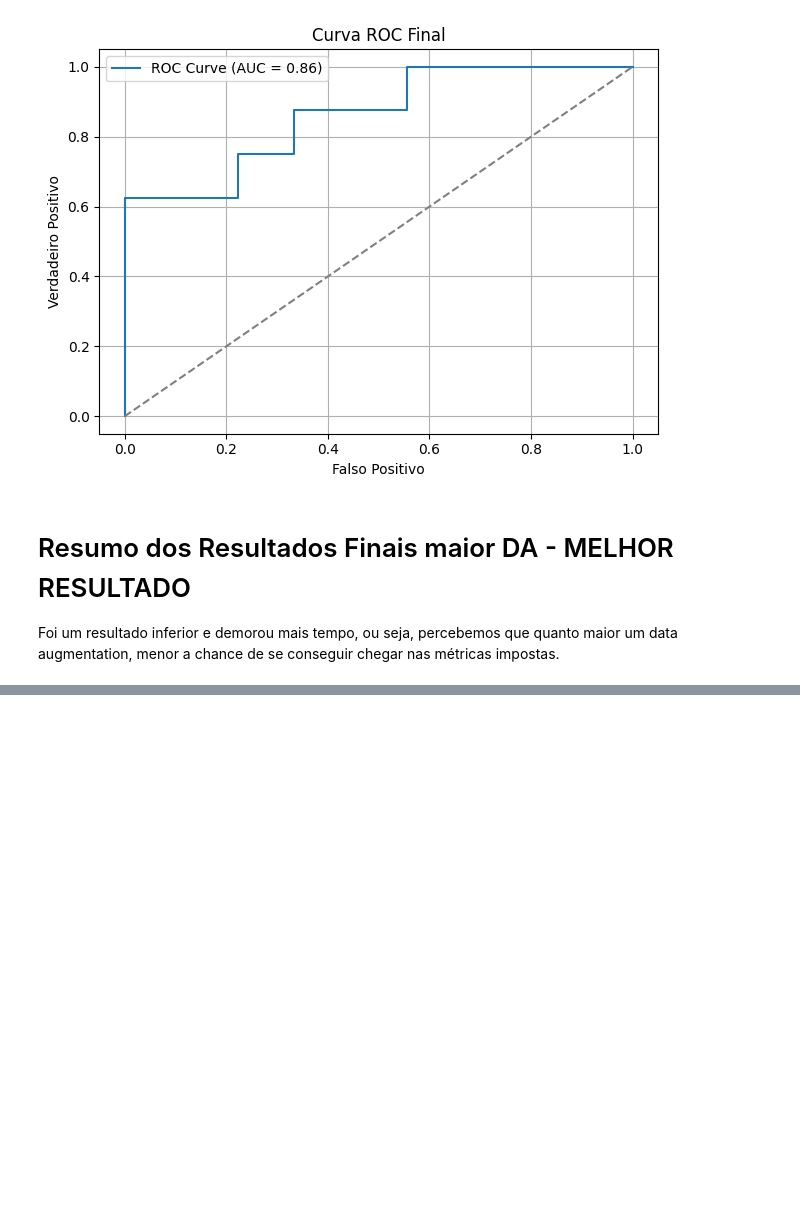
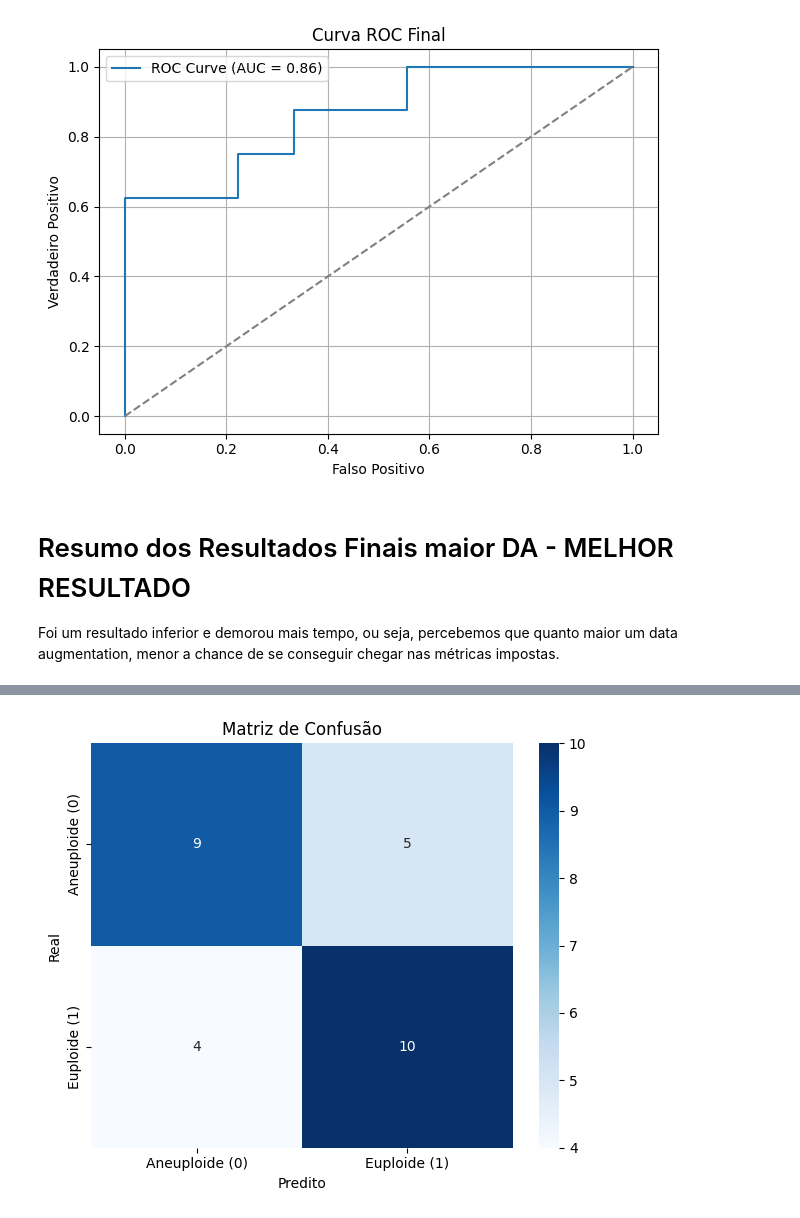
Before and after one commit to sabrinaberno/TCC, a Jupyter notebook: CodesTCC/TCC2-Abritta/Etapa3/tentativa3/note3.ipynb, the cells around one changed output, grey strips where cells are left out. Cells and saved outputs as stored; diff of their text form; code cells hidden in the pictures; blank space fills up the shorter version.

```diff
--- a/CodesTCC/TCC2-Abritta/Etapa3/tentativa3/note3.ipynb
+++ b/CodesTCC/TCC2-Abritta/Etapa3/tentativa3/note3.ipynb
@@ -552,0 +660,96 @@ AUC: 0.986
+# %%
+import pandas as pd
+import numpy as np
+import joblib
+import datetime
+from sklearn.model_selection import train_test_split, StratifiedKFold, cross_val_score
+from sklearn.preprocessing import StandardScaler
+from sklearn.metrics import confusion_matrix, classification_report, roc_auc_score, roc_curve
+import matplotlib.pyplot as plt
+import seaborn as sns
+from xgboost import XGBClassifier
+from imblearn.over_sampling import SMOTE
+
+# === CARREGAR DADOS ===
+df = pd.read_excel(r"PlanilhaNumericaUnificada.xlsx")
+
+X = df.drop(columns=["Ploidia"])
+y = df["Ploidia"]
+
+# === ESCALONAMENTO ===
+scaler = StandardScaler()
+X_scaled = scaler.fit_transform(X)
+
+# === APLICAR SMOTE (Balanceamento) ===
+smote = SMOTE(random_state=42)
+X_resampled, y_resampled = smote.fit_resample(X_scaled, y)
+
+# === DEFINIR MODELO XGBoost ===
+modelo = XGBClassifier(
+    n_estimators=300,
+    max_depth=5,
+    learning_rate=0.05,
+    subsample=0.8,
+    colsample_bytree=0.8,
+    use_label_encoder=False,
+    eval_metric='logloss',
+    random_state=42
+)
+
+# === VALIDAÇÃO CRUZADA ===
+kf = StratifiedKFold(n_splits=5, shuffle=True, random_state=42)
+scores = cross_val_score(modelo, X_resampled, y_resampled, cv=kf, scoring='roc_auc')
+
+print(f"\n🔍 AUC médio na validação cruzada: {scores.mean():.3f} (+/- {scores.std():.3f})")
+
+# === AJUSTE FINAL COM SPLIT PARA RELATÓRIO ===
+X_train, X_test, y_train, y_test = train_test_split(
+    X_resampled, y_resampled, test_size=0.2, stratify=y_resampled, random_state=42
+)
+
+modelo.fit(X_train, y_train)
+y_pred = modelo.predict(X_test)
+y_proba = modelo.predict_proba(X_test)[:, 1]
+
+# === RELATÓRIO DE CLASSIFICAÇÃO ===
+print("\n=== RELATÓRIO DE CLASSIFICAÇÃO ===")
+print(classification_report(y_test, y_pred))
+
+# === MATRIZ DE CONFUSÃO ===
+cm = confusion_matrix(y_test, y_pred)
+plt.figure(figsize=(6, 5))
+sns.heatmap(cm, annot=True, fmt='d', cmap='Blues',
+            xticklabels=["Aneuploide (0)", "Euploide (1)"],
+            yticklabels=["Aneuploide (0)", "Euploide (1)"])
+plt.xlabel("Predito")
+plt.ylabel("Real")
+plt.title("Matriz de Confusão")
+plt.tight_layout()
+plt.show()
+
+# === CURVA ROC ===
+fpr, tpr, thresholds = roc_curve(y_test, y_proba)
+auc = roc_auc_score(y_test, y_proba)
+
+plt.figure()
+plt.plot(fpr, tpr, label=f"Curva ROC (AUC = {auc:.2f})")
+plt.plot([0, 1], [0, 1], linestyle='--', color='gray')
+plt.xlabel("Falso Positivo")
+plt.ylabel("Verdadeiro Positivo")
+plt.title("Curva ROC")
+plt.legend()
+plt.grid(True)
+plt.tight_layout()
+plt.show()
+
+# === SALVAR MODELO E SCALER ===
+timestamp = datetime.datetime.now().strftime("%Y%m%d_%H%M%S")
+modelo_filename = f"melhor_modelo_xgb_{timestamp}.pkl"
+scaler_filename = f"scaler_xgb_{timestamp}.pkl"
+
+joblib.dump(modelo, modelo_filename)
+joblib.dump(scaler, scaler_filename)
+
+print(f"\n✅ Modelo salvo como: {modelo_filename}")
+print(f"✅ Scaler salvo como: {scaler_filename}")
+# %% [output]
@@ -552,0 +784 @@ AUC: 0.986
+[figure, added]
```
Also changed, not shown: parts of 5 cells of this notebook, 16 other files.
